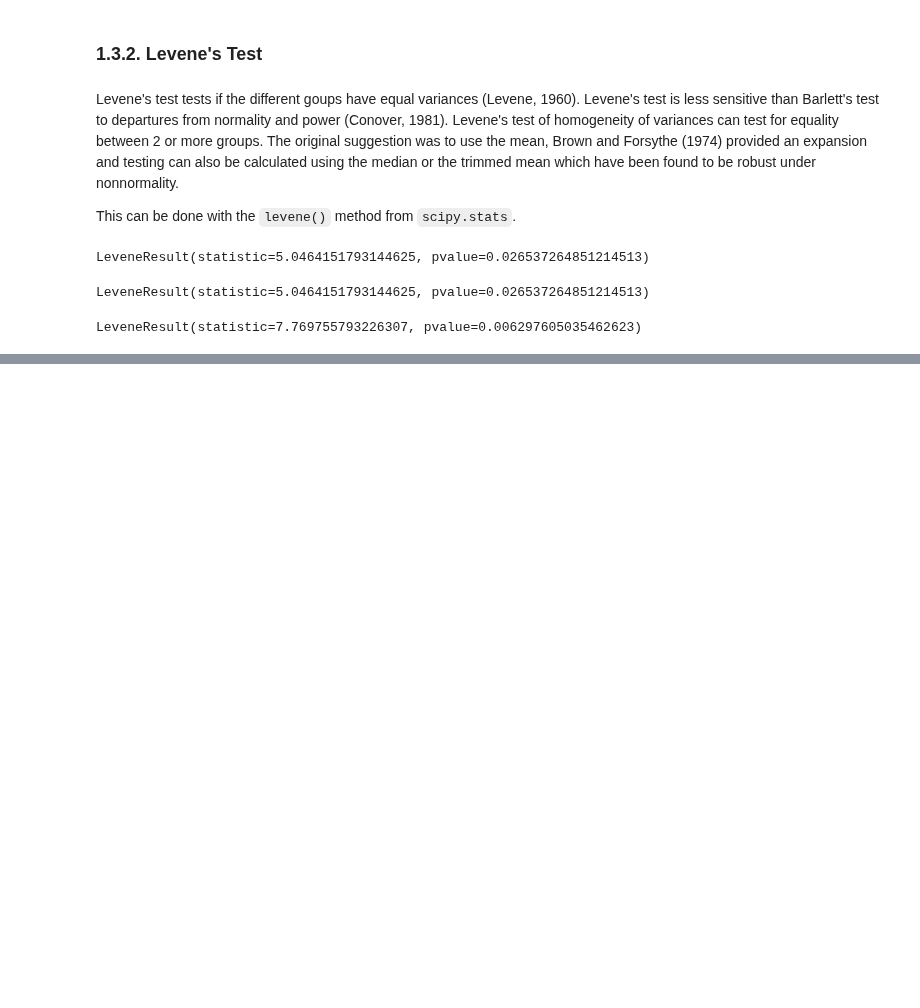
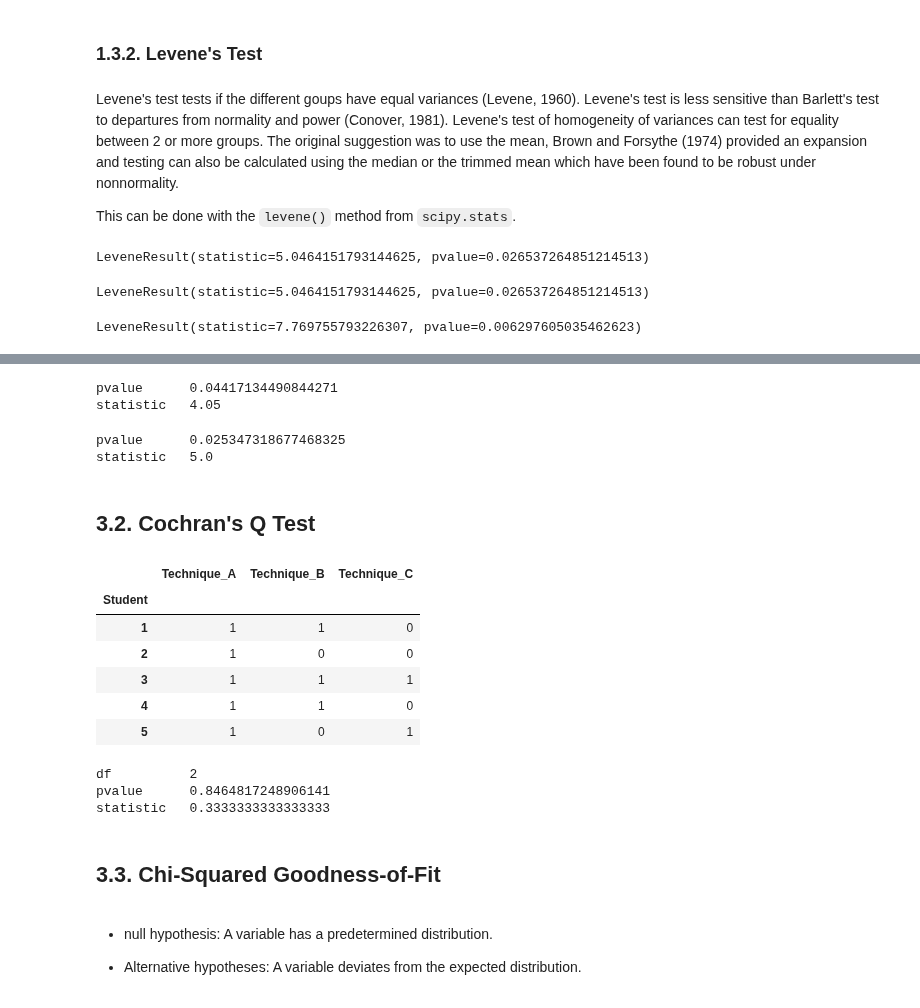
Before and after one commit to johnwslee/Data_Science_Libraries, a Jupyter notebook: statistics_related/Statistical_Testing_Flowchart.ipynb, the cells around one changed output, grey strips where cells are left out. Saved outputs shown, nothing was run; the diff lists cells and outputs as text; code cells hidden in the pictures; blank space fills up the shorter version.

```diff
--- a/statistics_related/Statistical_Testing_Flowchart.ipynb
+++ b/statistics_related/Statistical_Testing_Flowchart.ipynb
@@ -232,0 +566,22 @@ LeveneResult(statistic=7.769755793226307, pvalue=0.006297605035462623)
+# %%
+# McNemar's Test with the continuity correction
+print(mcnemar(
+    data_crosstab,
+    exact=False,
+    correction=True,
+))
+# %% [output]
+pvalue      0.04417134490844271
+statistic   4.05
+# %%
+# McNemar's Test without any continuity correction
+print(mcnemar(
+    data_crosstab,
+    exact=False,
+    correction=False
+))
+# %% [output]
+pvalue      0.025347318677468325
+statistic   5.0
+# %% [markdown]
+## 3.2. Cochran's Q Test
@@ -232,0 +590,37 @@ LeveneResult(statistic=7.769755793226307, pvalue=0.006297605035462623)
+# %%
+# Data Preparation
+Student = list(range(1, 21))
+Tech_A = [1, 1, 1, 1, 1, 1, 1, 0, 0, 0, 1, 1, 1, 1, 0, 1, 0, 0, 0, 0]
+Tech_B = [1, 0, 1, 1, 0, 1, 0, 0, 1, 1, 0, 1, 0, 0, 1, 0, 1, 1, 0, 1]
+Tech_C = [0, 0, 1, 0, 1, 0, 1, 0, 0, 1, 0, 0, 1, 1, 1, 0, 0, 1, 1, 1]
+
+df = pd.DataFrame(
+    {
+        "Student": Student,
+        "Technique_A": Tech_A,
+        "Technique_B": Tech_B,
+        "Technique_C": Tech_C
+    }
+).set_index("Student")
+# %%
+df.head()
+# %% [output]
+|  | Technique_A | Technique_B | Technique_C |
+| Student |  |  |  |
+| 1 | 1 | 1 | 0 |
+| 2 | 1 | 0 | 0 |
+| 3 | 1 | 1 | 1 |
+| 4 | 1 | 1 | 0 |
+| 5 | 1 | 0 | 1 |
+# %%
+print(cochrans_q(df))
+# %% [output]
+df          2
+pvalue      0.8464817248906141
+statistic   0.3333333333333333
+# %% [markdown]
+## 3.3. Chi-Squared Goodness-of-Fit
+# %% [markdown]
+- null hypothesis:  A variable has a predetermined distribution.
+
+- Alternative hypotheses: A variable deviates from the expected distribution.
```
Also changed, not shown: parts of 65 cells of this notebook.
